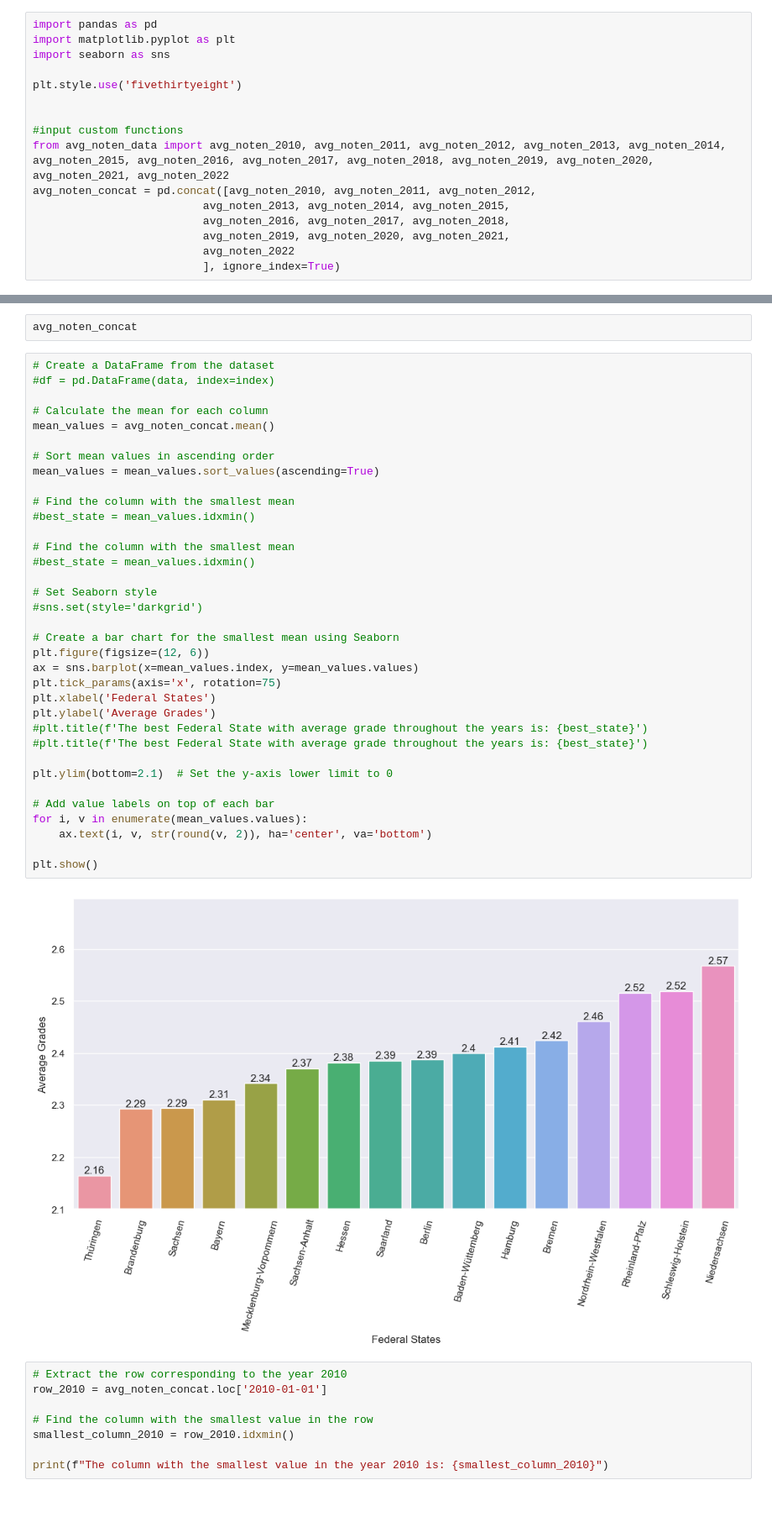
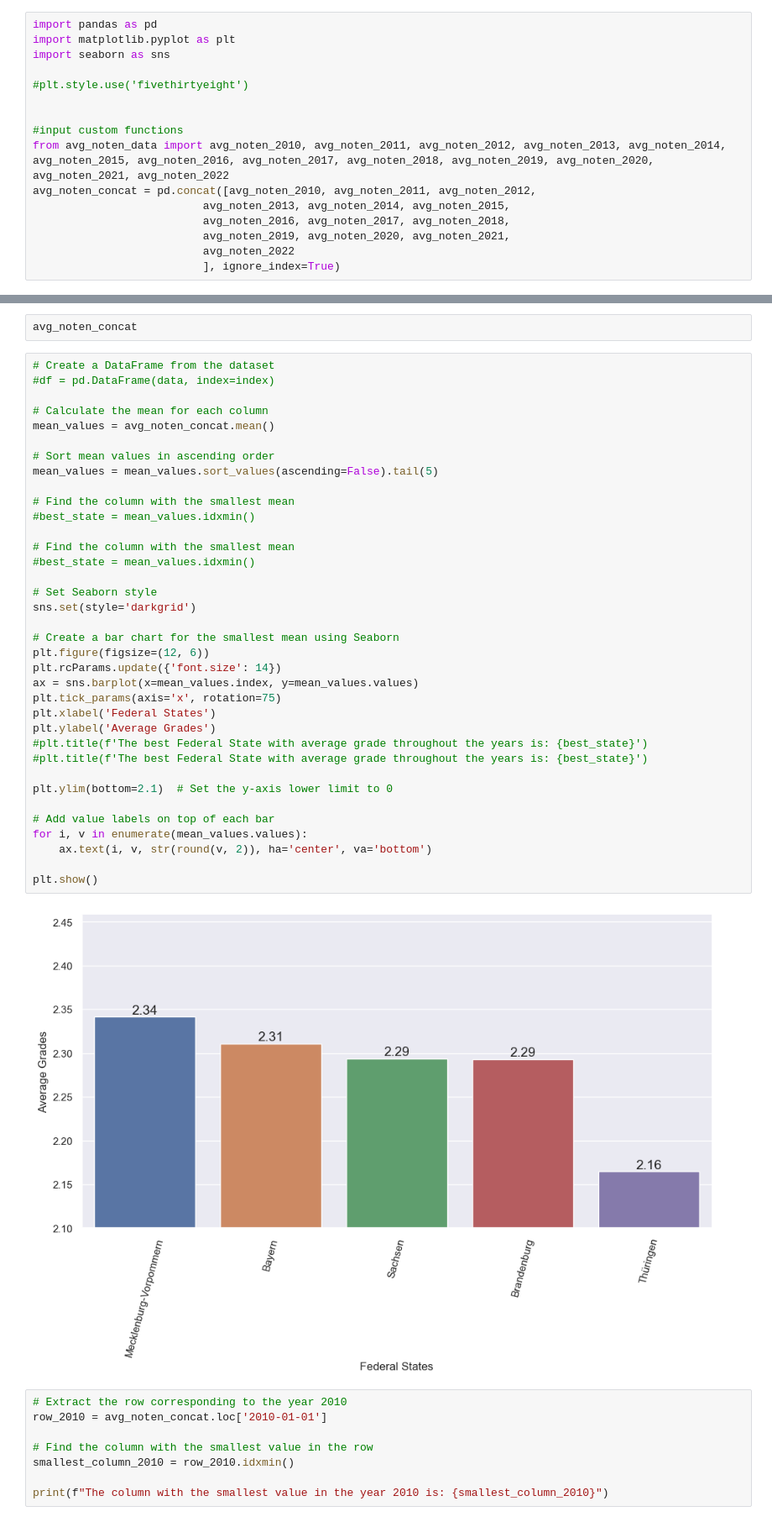
Before and after one commit to Stargazer-ger/capstone_project_hh_23_1, a Jupyter notebook: eda_capstone_avg_grades_kk.ipynb, the cells around one changed output, grey strips where cells are left out. Shown at 84% size. Saved outputs shown, nothing was run; the diff lists cells and outputs as text.

```diff
--- a/eda_capstone_avg_grades_kk.ipynb
+++ b/eda_capstone_avg_grades_kk.ipynb
@@ -3,7 +3,7 @@ import pandas as pd
 import matplotlib.pyplot as plt
 import seaborn as sns
 
-plt.style.use('fivethirtyeight')
+#plt.style.use('fivethirtyeight')
 
 
 #input custom functions
@@ -243,36 +243,37 @@ avg_noten_concat
 # Calculate the mean for each column
 mean_values = avg_noten_concat.mean()
 
 # Sort mean values in ascending order
-mean_values = mean_values.sort_values(ascending=True)
+mean_values = mean_values.sort_values(ascending=False).tail(5)
 
 # Find the column with the smallest mean
 #best_state = mean_values.idxmin()
 
 # Find the column with the smallest mean
 #best_state = mean_values.idxmin()
 
 # Set Seaborn style
-#sns.set(style='darkgrid')
+sns.set(style='darkgrid')
 
 # Create a bar chart for the smallest mean using Seaborn
 plt.figure(figsize=(12, 6))
+plt.rcParams.update({'font.size': 14})
 ax = sns.barplot(x=mean_values.index, y=mean_values.values)
 plt.tick_params(axis='x', rotation=75)
 plt.xlabel('Federal States')
 plt.ylabel('Average Grades')
 #plt.title(f'The best Federal State with average grade throughout the years is: {best_state}')
 #plt.title(f'The best Federal State with average grade throughout the years is: {best_state}')
 
 plt.ylim(bottom=2.1)  # Set the y-axis lower limit to 0
 
 # Add value labels on top of each bar
 for i, v in enumerate(mean_values.values):
     ax.text(i, v, str(round(v, 2)), ha='center', va='bottom')
 
 plt.show()
 # %% [output]
-[figure, old version]
+[figure, new version]
 # %%
 # Extract the row corresponding to the year 2010
 row_2010 = avg_noten_concat.loc['2010-01-01']
```
Also changed, not shown: 2 other files.
